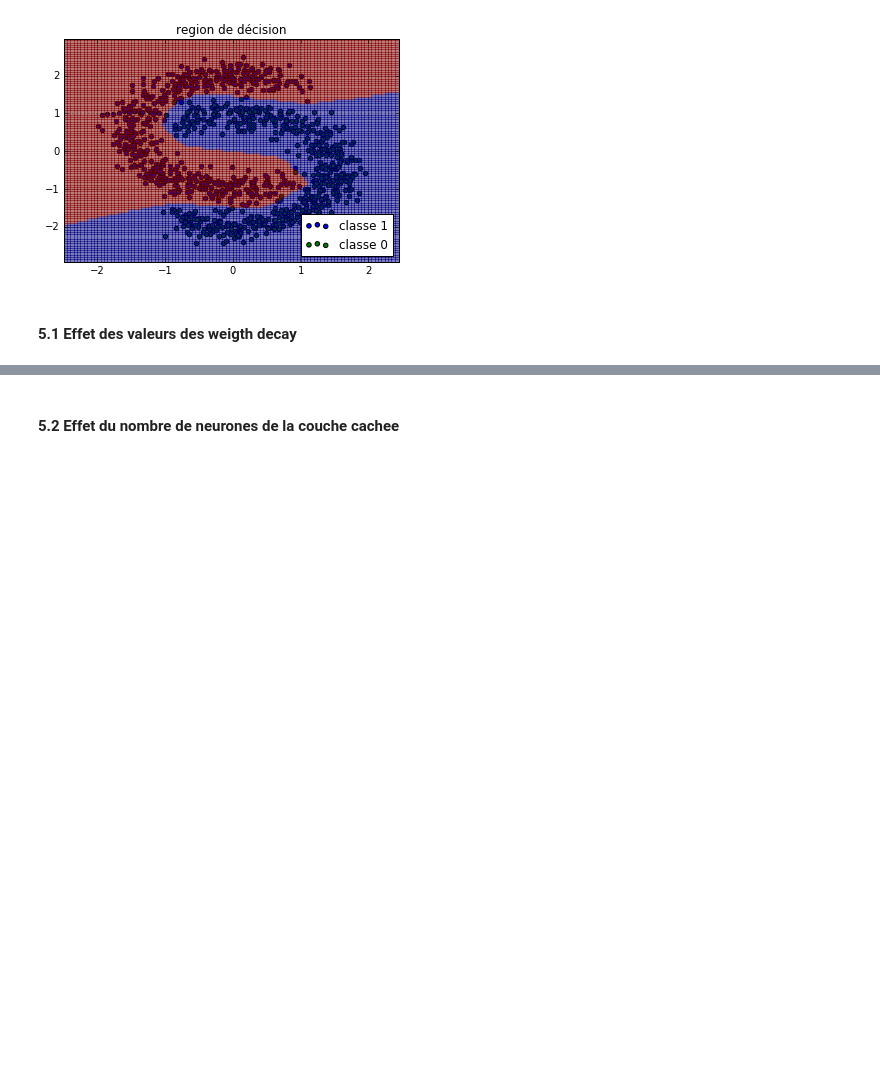
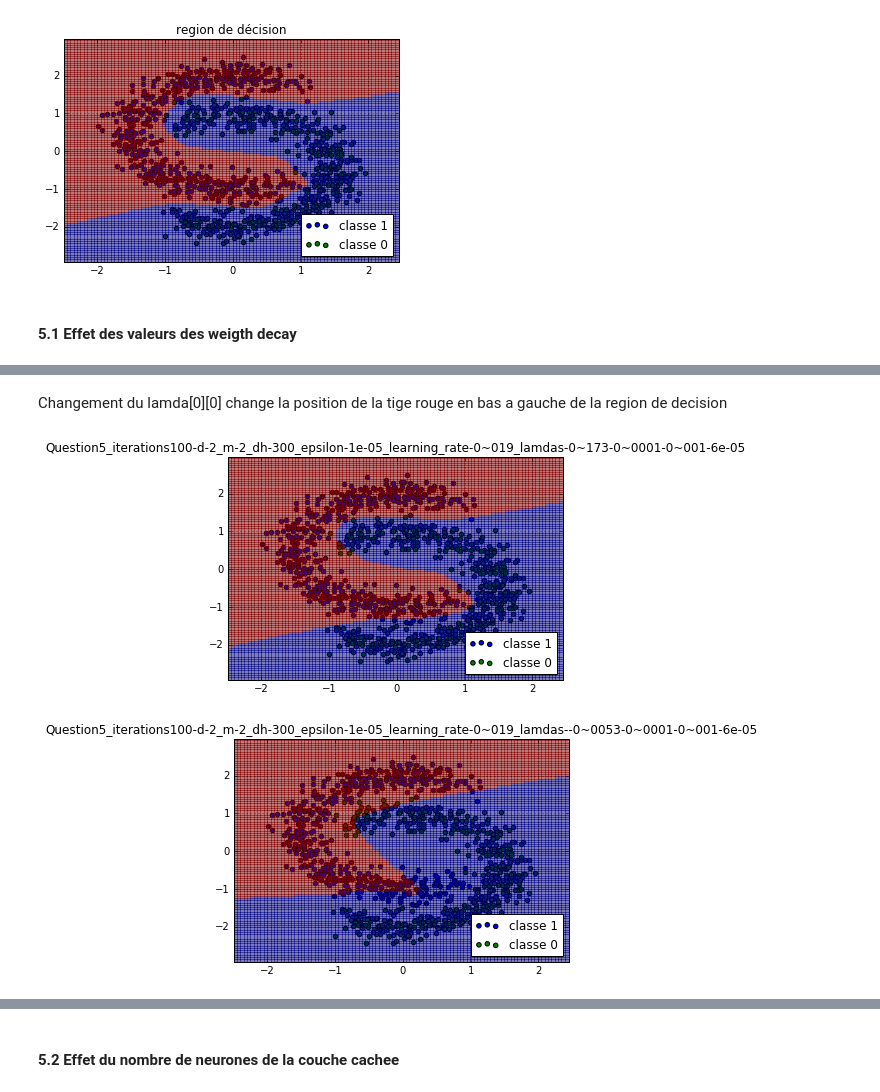
Before and after one commit to mabounassif/IFT6390, a Jupyter notebook: devoirs/d2/D2_p1_7a.ipynb, the cells around one changed output, grey strips where cells are left out. Drawn from its saved outputs; the diff is of its cells as text; code cells hidden in the pictures; blank space fills up the shorter version.

```diff
--- a/devoirs/d2/D2_p1_7a.ipynb
+++ b/devoirs/d2/D2_p1_7a.ipynb
@@ -167,15 +167,3 @@ def model_fit(d, m, dh, epsilon, train, target, lamdas, learning_rate, data, ite
     nnet.show_decision_regions(data, title='Question5_iterations{9}-d-{0}_m-{1}_dh-{2}_epsilon-{3}_learning_rate-{4}_lamdas-{5}-{6}-{7}-{8}'.format(d,m,dh,epsilon,learning_rate,lamdas[0,0], lamdas[0,1], lamdas[1,0], lamdas[1,1], iterations).replace('.', '~'))
 # %% [markdown]
 #### 5.1 Effet des valeurs des weigth decay
-# %%
-model_fit(d, m, dh, epsilon, train, target, np.matrix([[0.1, 0.0001],[0.001, 0.00006]]), learning_rate, data)
-model_fit(d, m, dh, epsilon, train, target, np.matrix([[0.00001, 0.0001],[0.001, 0.00006]]), learning_rate, data)
-
-model_fit(d, m, dh, epsilon, train, target, np.matrix([[0.001, 0.000001],[0.001, 0.00006]]), learning_rate, data)
-model_fit(d, m, dh, epsilon, train, target, np.matrix([[0.001, 0.0009],[0.001, 0.00006]]), learning_rate, data)
-
-model_fit(d, m, dh, epsilon, train, target, np.matrix([[0.001, 0.0001],[0.09, 0.00006]]), learning_rate, data)
-model_fit(d, m, dh, epsilon, train, target, np.matrix([[0.001, 0.0001],[0.00001, 0.00006]]), learning_rate, data)
-
-model_fit(d, m, dh, epsilon, train, target, np.matrix([[0.001, 0.0001],[0.001, 0.0000006]]), learning_rate, data)
-model_fit(d, m, dh, epsilon, train, target, np.matrix([[0.001, 0.0001],[0.001, 0.006]]), learning_rate, data)
@@ -190,0 +170,8 @@ model_fit(d, m, dh, epsilon, train, target, np.matrix([[0.001, 0.0001],[0.001, 0
+# %% [markdown]
+Changement du lamda[0][0] change la position de la tige rouge en bas a gauche de la region de decision
+# %%
+model_fit(d, m, dh, epsilon, train, target, np.matrix([[0.173, 0.0001],[0.001, 0.00006]]), learning_rate, data)
+model_fit(d, m, dh, epsilon, train, target, np.matrix([[-0.0053, 0.0001],[0.001, 0.00006]]), learning_rate, data)
+# %% [output]
+[figure, added]
+[figure, added]
```
Also changed, not shown: parts of 9 cells of this notebook, 3 other files.
